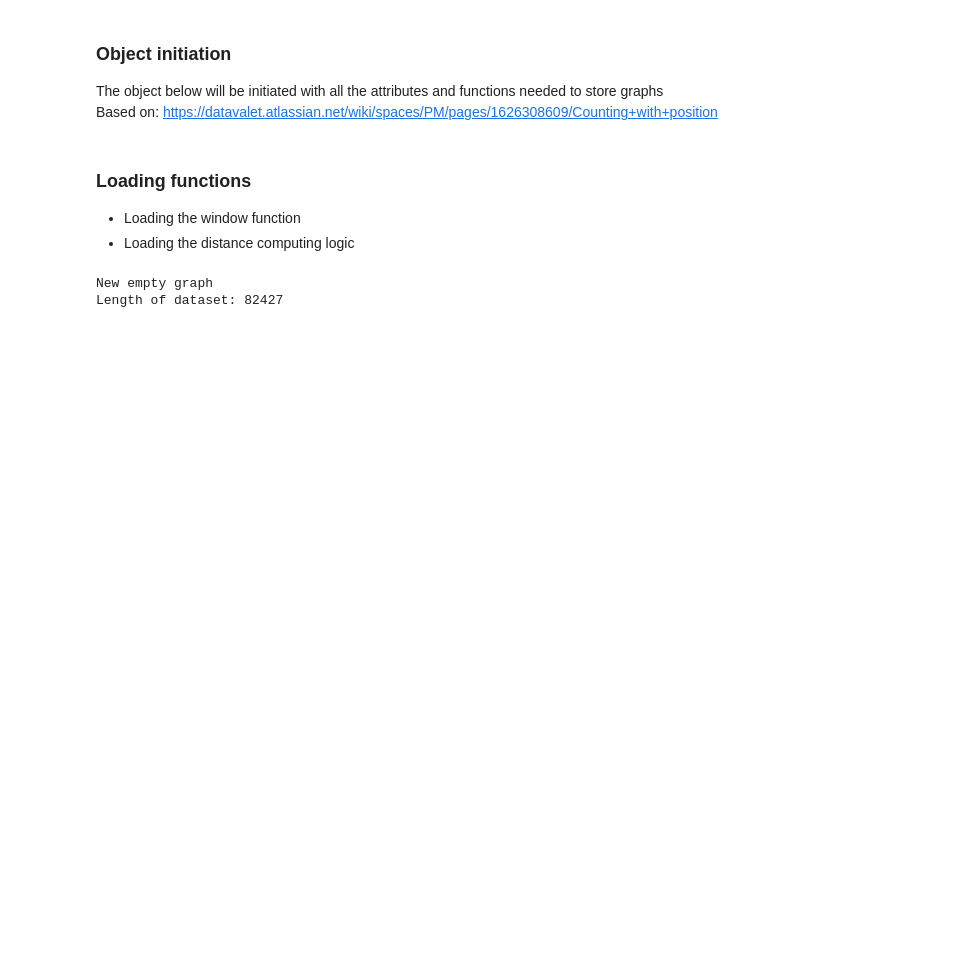
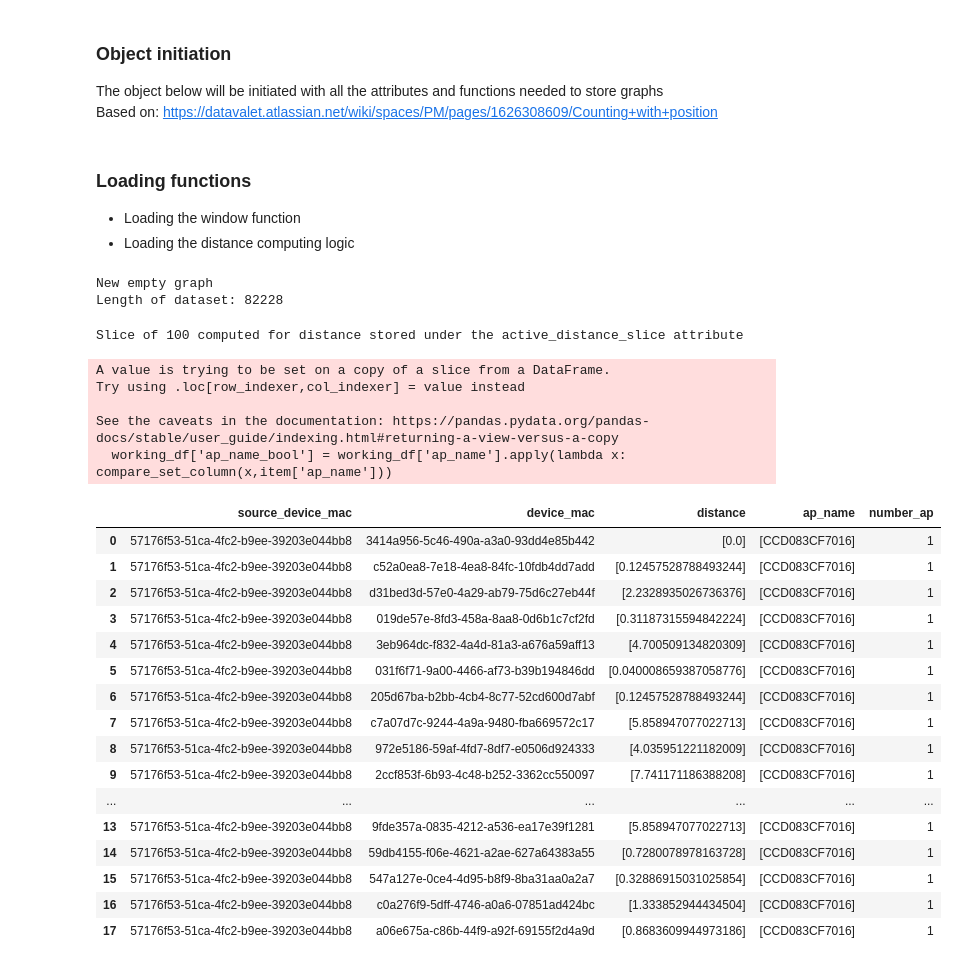
Before and after one commit to dguarda-datavalet/Counting, a Jupyter notebook: Position/Object_init.ipynb, the cells around one changed output. Saved outputs shown, nothing was run; the diff lists cells and outputs as text; code cells hidden in the pictures; blank space fills up the shorter version.

Commit message:
Completed computing distances and setting the stage up for building graphs

```diff
--- a/Position/Object_init.ipynb
+++ b/Position/Object_init.ipynb
@@ -70,12 +115,36 @@ class Position_graph:
 Select *
 from data-prod-270222.datascience.position_raw
 # %%
-kwargs = {
- 'min_window_len':20
-}
 mygraph = Position_graph(df_onroute_position_window)
 # %% [output]
 New empty graph
-Length of dataset: 82427
+Length of dataset: 82228
 # %%
-mygraph.compute_window(**kwargs)
+mygraph.compute_distance_in_windows()
+# %% [output]
+Slice of 100 computed for distance stored under the active_distance_slice attribute
+# %%
+mygraph.compute_distance_1_to_n()
+# %% [output]
+A value is trying to be set on a copy of a slice from a DataFrame.
+Try using .loc[row_indexer,col_indexer] = value instead
+
+See the caveats in the documentation: https://pandas.pydata.org/pandas-docs/stable/user_guide/indexing.html#returning-a-view-versus-a-copy
+  working_df['ap_name_bool'] = working_df['ap_name'].apply(lambda x: compare_set_column(x,item['ap_name']))
+|  | source_device_mac | device_mac | distance | ap_name | number_ap |
+| 0 | 57176f53-51ca-4fc2-b9ee-39203e044bb8 | 3414a956-5c46-490a-a3a0-93dd4e85b442 | [0.0] | [CCD083CF7016] | 1 |
+| 1 | 57176f53-51ca-4fc2-b9ee-39203e044bb8 | c52a0ea8-7e18-4ea8-84fc-10fdb4dd7add | [0.12457528788493244] | [CCD083CF7016] | 1 |
+| 2 | 57176f53-51ca-4fc2-b9ee-39203e044bb8 | d31bed3d-57e0-4a29-ab79-75d6c27eb44f | [2.2328935026736376] | [CCD083CF7016] | 1 |
+| 3 | 57176f53-51ca-4fc2-b9ee-39203e044bb8 | 019de57e-8fd3-458a-8aa8-0d6b1c7cf2fd | [0.31187315594842224] | [CCD083CF7016] | 1 |
+| 4 | 57176f53-51ca-4fc2-b9ee-39203e044bb8 | 3eb964dc-f832-4a4d-81a3-a676a59aff13 | [4.700509134820309] | [CCD083CF7016] | 1 |
+| 5 | 57176f53-51ca-4fc2-b9ee-39203e044bb8 | 031f6f71-9a00-4466-af73-b39b194846dd | [0.040008659387058776] | [CCD083CF7016] | 1 |
+| 6 | 57176f53-51ca-4fc2-b9ee-39203e044bb8 | 205d67ba-b2bb-4cb4-8c77-52cd600d7abf | [0.12457528788493244] | [CCD083CF7016] | 1 |
+| 7 | 57176f53-51ca-4fc2-b9ee-39203e044bb8 | c7a07d7c-9244-4a9a-9480-fba669572c17 | [5.858947077022713] | [CCD083CF7016] | 1 |
+| 8 | 57176f53-51ca-4fc2-b9ee-39203e044bb8 | 972e5186-59af-4fd7-8df7-e0506d924333 | [4.035951221182009] | [CCD083CF7016] | 1 |
+| 9 | 57176f53-51ca-4fc2-b9ee-39203e044bb8 | 2ccf853f-6b93-4c48-b252-3362cc550097 | [7.741171186388208] | [CCD083CF7016] | 1 |
+| ... | ... | ... | ... | ... | ... |
+| 13 | 57176f53-51ca-4fc2-b9ee-39203e044bb8 | 9fde357a-0835-4212-a536-ea17e39f1281 | [5.858947077022713] | [CCD083CF7016] | 1 |
+| 14 | 57176f53-51ca-4fc2-b9ee-39203e044bb8 | 59db4155-f06e-4621-a2ae-627a64383a55 | [0.7280078978163728] | [CCD083CF7016] | 1 |
+| 15 | 57176f53-51ca-4fc2-b9ee-39203e044bb8 | 547a127e-0ce4-4d95-b8f9-8ba31aa0a2a7 | [0.32886915031025854] | [CCD083CF7016] | 1 |
+| 16 | 57176f53-51ca-4fc2-b9ee-39203e044bb8 | c0a276f9-5dff-4746-a0a6-07851ad424bc | [1.333852944434504] | [CCD083CF7016] | 1 |
+| 17 | 57176f53-51ca-4fc2-b9ee-39203e044bb8 | a06e675a-c86b-44f9-a92f-69155f2d4a9d | [0.8683609944973186] | [CCD083CF7016] | 1 |
```
Also changed, not shown: parts of 4 cells of this notebook, 2 other files.
